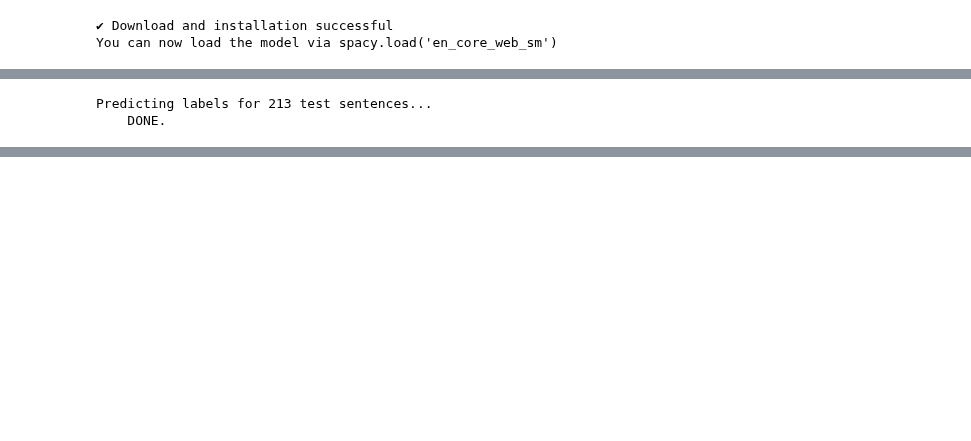
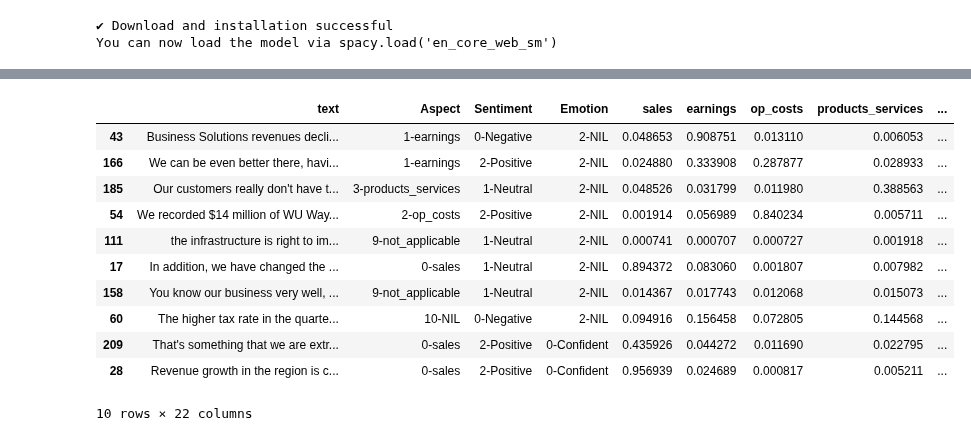
Before and after one commit to colinat/PLPCA, a Jupyter notebook: BERT/BERT_Output/MultiModel_Prediction.ipynb, the cells around one changed output, grey strips where cells are left out. Saved outputs shown, nothing was run; the diff lists cells and outputs as text; code cells hidden in the pictures; blank space fills up the shorter version.

```diff
--- a/BERT/BERT_Output/Multitask_Prediction_BERT.ipynb
+++ b/BERT/BERT_Output/MultiModel_Prediction.ipynb
@@ -33,14 +13,20 @@ class BertForMultitask(BertPreTrainedModel):
 # %%
 import torch
-from transformers import BertTokenizer
+from transformers import BertTokenizer, BertForSequenceClassification
 
-#output_dir = './drive/My Drive/EBAC_G/NLP_Project/BERT/model_Multitask/'
 output_dir = './model_save/'
+s_output_dir = './s_model_save/'
+e_output_dir = './e_model_save/'
 
 # Load a trained model and vocabulary that you have fine-tuned
-model = BertForMultitask.from_pretrained(output_dir)
+model = BertForSequenceClassification.from_pretrained(output_dir, num_labels = 11)
+s_model = BertForSequenceClassification.from_pretrained(s_output_dir, num_labels = 3)
+e_model = BertForSequenceClassification.from_pretrained(e_output_dir, num_labels = 4)
+
 tokenizer = BertTokenizer.from_pretrained(output_dir)
 
 device = torch.device("cpu")
 model.to(device)
+s_model.to(device)
+e_model.to(device)
 # %% [output]
@@ -334,62 +418,12 @@ prediction_dataloader = DataLoader(prediction_data, sampler=prediction_sampler,
-# %%
-# Prediction on test set
-
-print('Predicting labels for {:,} test sentences...'.format(len(prediction_input_ids)))
-
-# Put model in evaluation mode
-model.eval()
-
-# Tracking variables
-predictions = None
-
-# Predict
-for batch in prediction_dataloader:
-  # Add batch to GPU
-  batch = tuple(t.to(device) for t in batch)
-
-  # Unpack the inputs from our dataloader
-  b_input_ids, b_input_mask, b_input_ids_index = batch
-
-  # Telling the model not to compute or store gradients, saving memory and
-  # speeding up prediction
-  with torch.no_grad():
-      # Forward pass, calculate logit predictions
-      logits, s_logits, e_logits = model(b_input_ids, token_type_ids=None,
-                                         attention_mask=b_input_mask)
-
-      y_prob = logits.softmax(dim = -1) # normalizes values along axis 1
-      s_y_prob = s_logits.softmax(dim = -1)
-      e_y_prob = e_logits.softmax(dim = -1)
-
-      if predictions is None:
-        predictions = y_prob.detach().cpu().numpy()
-
-        s_predictions = s_y_prob.detach().cpu().numpy()
-        s_class = np.argmax(s_predictions, axis=1).flatten()
-
-        e_predictions = e_y_prob.detach().cpu().numpy()
-        e_class = np.argmax(e_predictions, axis=1).flatten()
-
-      else:
-        predictions = np.concatenate((predictions, y_prob.detach().cpu().numpy()), axis=0)
-
-        s_predictions = np.concatenate((s_predictions, s_y_prob.detach().cpu().numpy()), axis=0)
-        s_class = np.argmax(s_predictions, axis=1).flatten()
-
-        e_predictions = np.concatenate((e_predictions, e_y_prob.detach().cpu().numpy()), axis=0)
-        e_class = np.argmax(e_predictions, axis=1).flatten()
-
-print('    DONE.')
-# %% [output]
-Predicting labels for 213 test sentences...
-    DONE.
 # %%
 predictions = np.round(predictions, decimals=3)
-print("Sum of Aspect Mining Total Probability across " + str(len(predictions[0])) + " Aspects is " + str(sum(predictions[0])))
+print("No. of Aspect Classification across " + str(len(predictions[0])) + " Aspects is " + str(sum(predictions[0])))
 
 s_predictions = np.round(s_predictions, decimals=3)
 print("Sum of Sentiment Classification Total Probability across " + str(len(s_predictions[0])) + " Sentiment is " + str(sum(s_predictions[0])))
 
 e_predictions = np.round(e_predictions, decimals=3)
 print("Sum of Emotion Classification Total Probability across " + str(len(e_predictions[0])) + " Emotion is " + str(sum(e_predictions[0])))
+
+output_df.sample(10)
 # %% [output]
@@ -398,0 +433,12 @@ Sum of Emotion Classification Total Probability across 4 Emotion is 0.9999999790
+|  | text | Aspect | Sentiment | Emotion | sales | earnings | op_costs | products_services | ... |
+| 43 | Business Solutions revenues decli... | 1-earnings | 0-Negative | 2-NIL | 0.048653 | 0.908751 | 0.013110 | 0.006053 | ... |
+| 166 | We can be even better there, havi... | 1-earnings | 2-Positive | 2-NIL | 0.024880 | 0.333908 | 0.287877 | 0.028933 | ... |
+| 185 | Our customers really don't have t... | 3-products_services | 1-Neutral | 2-NIL | 0.048526 | 0.031799 | 0.011980 | 0.388563 | ... |
+| 54 | We recorded $14 million of WU Way... | 2-op_costs | 2-Positive | 2-NIL | 0.001914 | 0.056989 | 0.840234 | 0.005711 | ... |
+| 111 | the infrastructure is right to im... | 9-not_applicable | 1-Neutral | 2-NIL | 0.000741 | 0.000707 | 0.000727 | 0.001918 | ... |
+| 17 | In addition, we have changed the ... | 0-sales | 1-Neutral | 2-NIL | 0.894372 | 0.083060 | 0.001807 | 0.007982 | ... |
+| 158 | You know our business very well, ... | 9-not_applicable | 1-Neutral | 2-NIL | 0.014367 | 0.017743 | 0.012068 | 0.015073 | ... |
+| 60 | The higher tax rate in the quarte... | 10-NIL | 0-Negative | 2-NIL | 0.094916 | 0.156458 | 0.072805 | 0.144568 | ... |
+| 209 | That's something that we are extr... | 0-sales | 2-Positive | 0-Confident | 0.435926 | 0.044272 | 0.011690 | 0.022795 | ... |
+| 28 | Revenue growth in the region is c... | 0-sales | 2-Positive | 0-Confident | 0.956939 | 0.024689 | 0.000817 | 0.005211 | ... |
+10 rows × 22 columns
```
Also changed, not shown: parts of 15 cells of this notebook, 7 other files.
